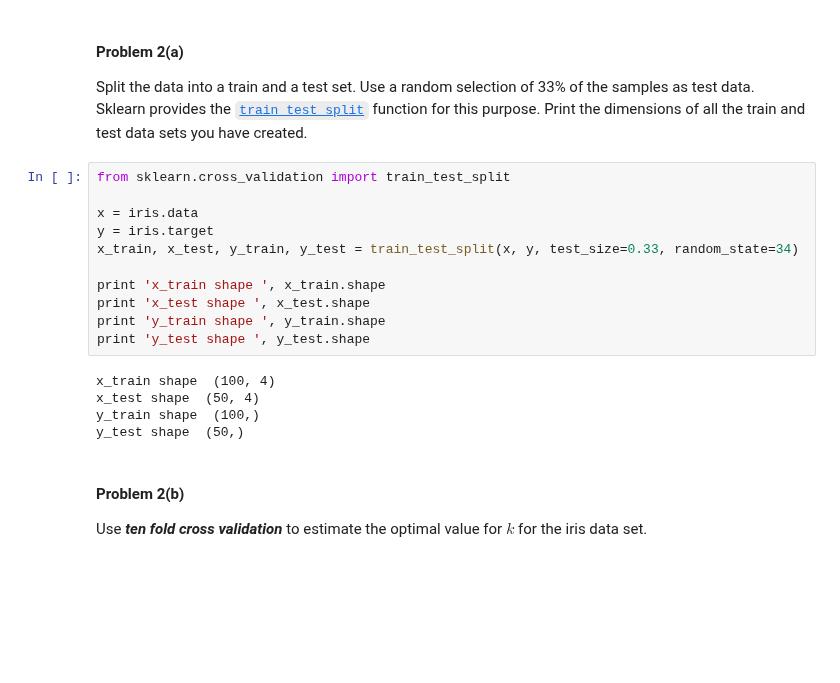
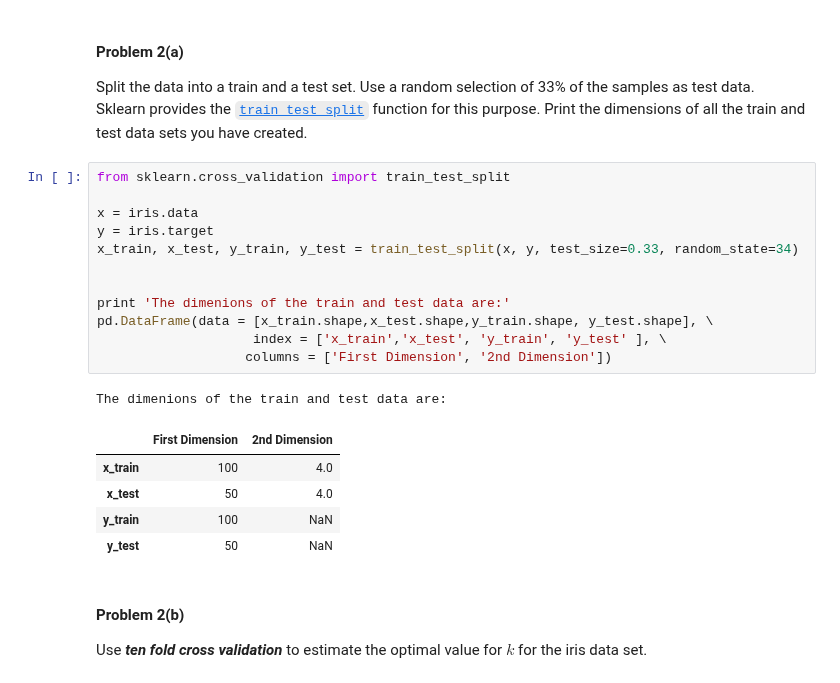
Before and after one commit to AnilKumarTeegala/DSE220_Machine_Learning, a Jupyter notebook: IPynb/Assignment_2_MAS.ipynb, the cells around one changed output. Saved outputs shown, nothing was run; the diff lists cells and outputs as text; blank space fills up the shorter version.

```diff
--- a/IPynb/Assignment_2_MAS.ipynb
+++ b/IPynb/Assignment_2_MAS.ipynb
@@ -509,19 +507,22 @@ Split the data into a train and a test set. Use a random selection of 33% of the
 # %%
 from sklearn.cross_validation import train_test_split
 
 x = iris.data
 y = iris.target
 x_train, x_test, y_train, y_test = train_test_split(x, y, test_size=0.33, random_state=34)
 
-print 'x_train shape ', x_train.shape
-print 'x_test shape ', x_test.shape
-print 'y_train shape ', y_train.shape
-print 'y_test shape ', y_test.shape
+
+print 'The dimenions of the train and test data are:'
+pd.DataFrame(data = [x_train.shape,x_test.shape,y_train.shape, y_test.shape], \
+                    index = ['x_train','x_test', 'y_train', 'y_test' ], \
+                   columns = ['First Dimension', '2nd Dimension'])
 # %% [output]
-x_train shape  (100, 4)
-x_test shape  (50, 4)
-y_train shape  (100,)
-y_test shape  (50,)
+The dimenions of the train and test data are:
+|  | First Dimension | 2nd Dimension |
+| x_train | 100 | 4.0 |
+| x_test | 50 | 4.0 |
+| y_train | 100 | NaN |
+| y_test | 50 | NaN |
 # %% [markdown]
 #### Problem 2(b)
 
```
Also changed, not shown: parts of 18 cells of this notebook, 2 other files.
